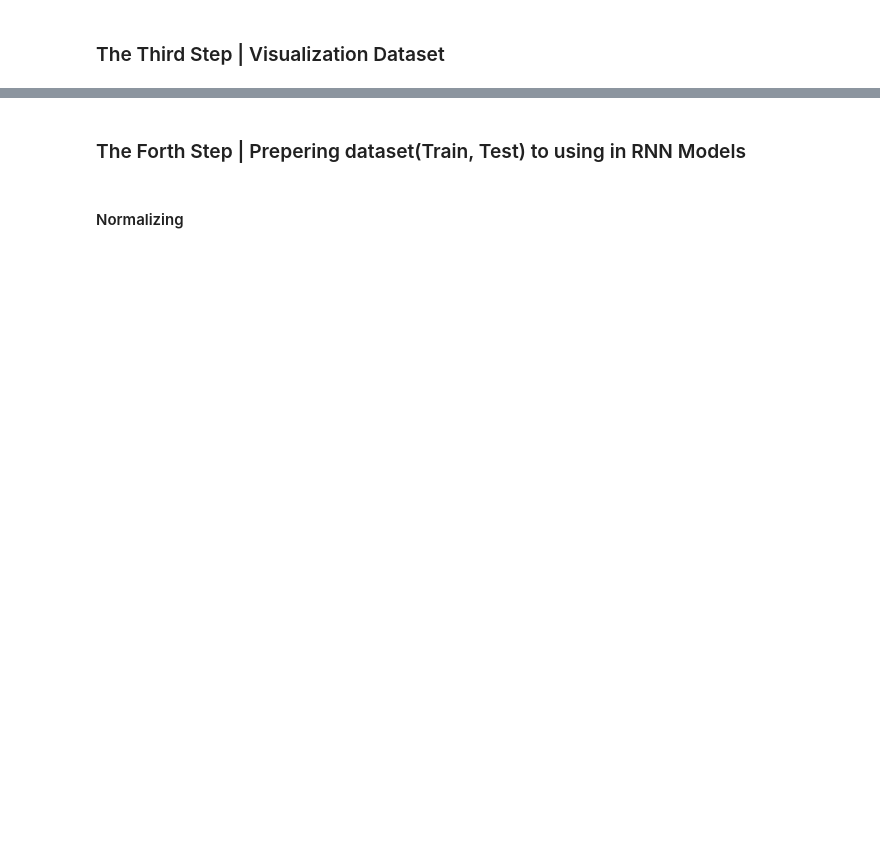
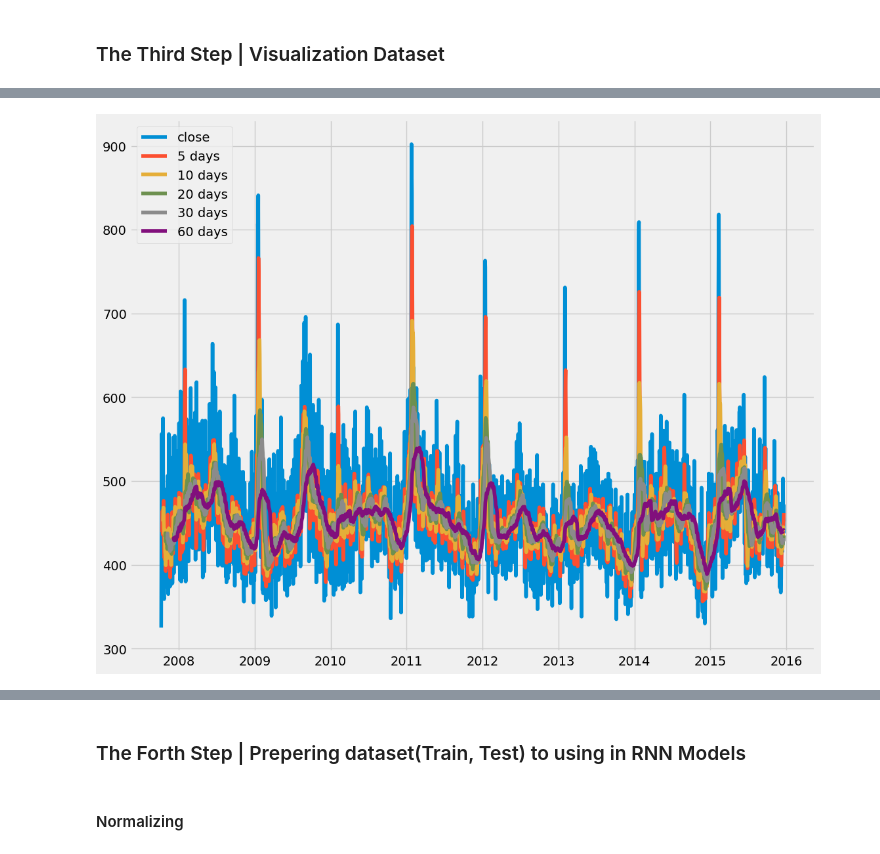
Before and after one commit to wujinja-cgu/Time-Series-Analysis, a Jupyter notebook: Google Stock Prediction With RNN.ipynb, the cells around one changed output, grey strips where cells are left out. Cells and saved outputs as stored; diff of their text form; code cells hidden in the pictures; blank space fills up the shorter version.

```diff
--- a/Google Stock Prediction With RNN.ipynb
+++ b/Google Stock Prediction With RNN.ipynb
@@ -112,21 +185,23 @@ df1= df.copy()
 # %%
 # Checking and choosing the best time step
 ma_days = [5, 10, 20, 30, 60]
 
 for MA in ma_days:
     column_name = f"MA in {MA} days"
-    df1[column_name] = df1['close'].rolling(MA).mean()
+    df1[column_name] = df1['No'].rolling(MA).mean()
 
 plt.figure(figsize=(12,10))
 
-plt.plot(df1['date'],df1['close'],label='close')
-plt.plot(df1['date'],df1['MA in 5 days'],label= '5 days')
-plt.plot(df1['date'],df1['MA in 10 days'],label= '10 days')
-plt.plot(df1['date'],df1['MA in 20 days'],label= '20 days')
-plt.plot(df1['date'],df1['MA in 30 days'],label= '30 days')
-plt.plot(df1['date'],df1['MA in 60 days'],label= '60 days')
+plt.plot(df1['DATE'],df1['No'],label='close')
+plt.plot(df1['DATE'],df1['MA in 5 days'],label= '5 days')
+plt.plot(df1['DATE'],df1['MA in 10 days'],label= '10 days')
+plt.plot(df1['DATE'],df1['MA in 20 days'],label= '20 days')
+plt.plot(df1['DATE'],df1['MA in 30 days'],label= '30 days')
+plt.plot(df1['DATE'],df1['MA in 60 days'],label= '60 days')
 plt.legend()
 plt.show()
+# %% [output]
+[figure, added]
 # %%
 # Cheking DataFram
 df1
```
Also changed, not shown: parts of 36 cells of this notebook.
